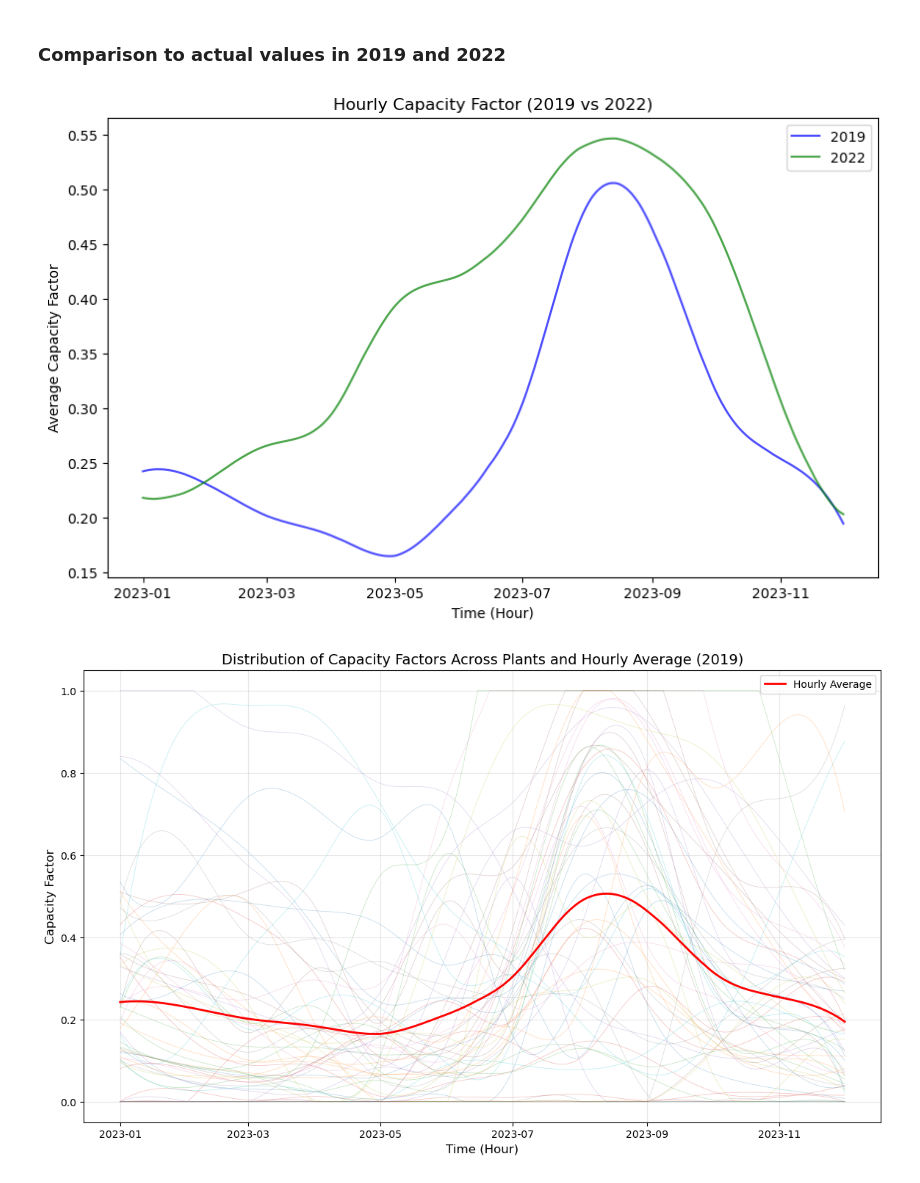
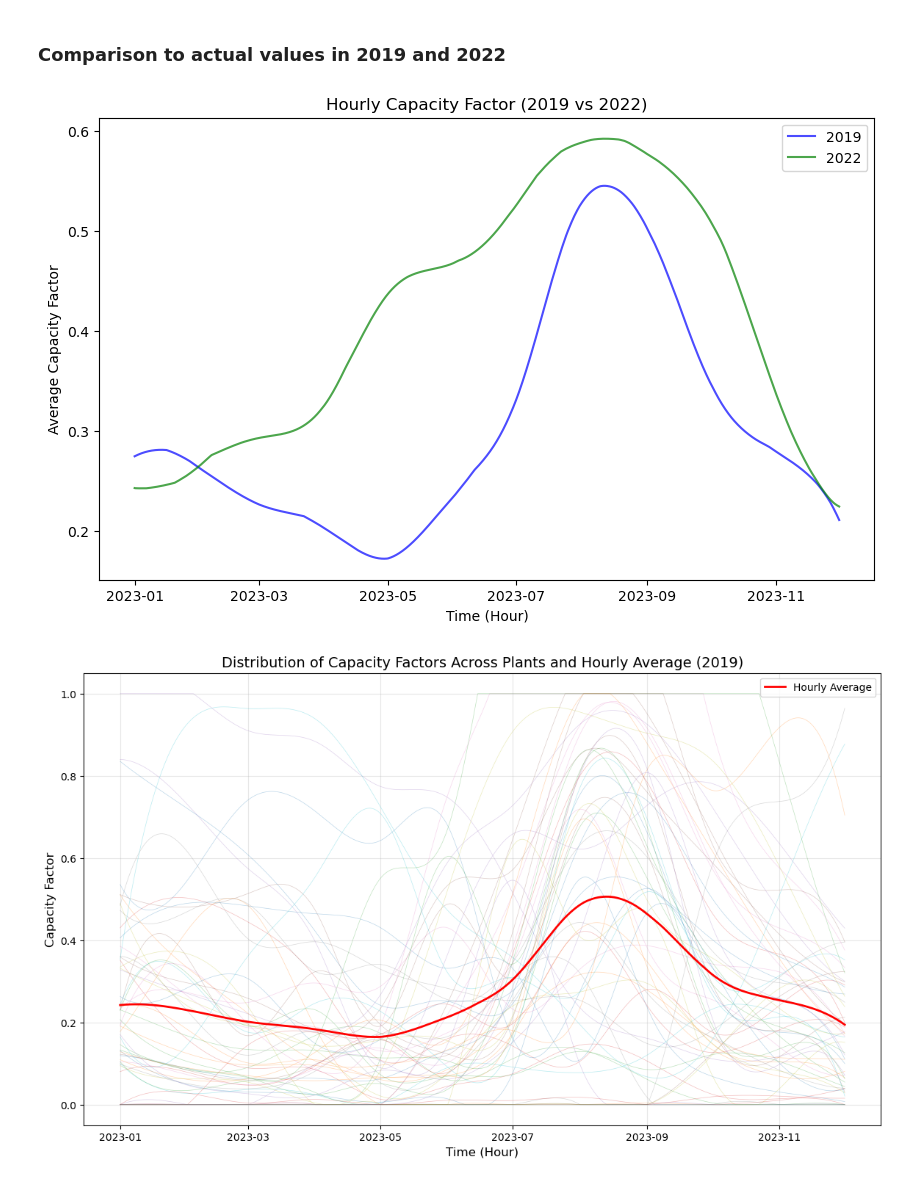
Before and after one commit to lukasschirren/GeoH2-Laos-Master-Thesis, a Jupyter notebook: test_hydropotential.ipynb, the cells around one changed output. Drawn from its saved outputs; the diff is of its cells as text; code cells hidden in the pictures.

Commit message:
Adapting optimize_hydrogen_plant_seasonal file

```diff
--- a/test_hydropotential.ipynb
+++ b/test_hydropotential.ipynb
@@ -326,7 +326,7 @@ def calculate_hourly_capacity_factors(location_hydro):
 
     for index, row in location_hydro.iterrows():
         plant_name = row['Name']
-        plant_capacity = row['Domestic capacity (MW)']
+        plant_capacity = row['capacity']
 
         # Generate a time series of monthly averages
         monthly_capacity_factors = []
@@ -374,42 +374,42 @@ hours_in_month = {
 
 
 # Calculate hourly capacity factors for 2019 and 2022
-# hourly_capacity_factors_2019 = calculate_hourly_capacity_factors(location_hydro_2019)
-# hourly_capacity_factors_2022 = calculate_hourly_capacity_factors(location_hydro_2022)
+hourly_capacity_factors_2019 = calculate_hourly_capacity_factors(location_hydro_2019)
+hourly_capacity_factors_2022 = calculate_hourly_capacity_factors(location_hydro_2022)
 
 ###########################
 # Cap capacity factors at 1 for 2019
 hourly_capacity_factors_2019 = hourly_capacity_factors_2019.clip(lower=0,upper=1)
 
 # Cap capacity factors at 1 for 2022
 hourly_capacity_factors_2022 = hourly_capacity_factors_2022.clip(lower=0,upper=1)
 
 
 # Calculate the hourly average capacity factors across all plants
 hourly_average_2019 = hourly_capacity_factors_2019.mean(axis=1)
 hourly_average_2022 = hourly_capacity_factors_2022.mean(axis=1)
 
 # Plot the results using hourly data
 plt.figure(figsize=(10, 6))
 
 # Plot the 2019 hourly average
 plt.plot(hourly_average_2019.index, hourly_average_2019.values, label='2019', color='blue', alpha=0.7)
 
 # Plot the 2022 hourly average
 plt.plot(hourly_average_2022.index, hourly_average_2022.values, label='2022', color='green', alpha=0.7)
 
 # Add title and labels
 plt.title('Hourly Capacity Factor (2019 vs 2022)')
 plt.xlabel('Time (Hour)')
 plt.ylabel('Average Capacity Factor')
 
 # Add legend
 plt.legend()
 
 # Display the plot
 plt.show()
 # %% [output]
-[figure, old version]
+[figure, new version]
 # %%
 import matplotlib.pyplot as plt
 
```
Also changed, not shown: 3 other files.
